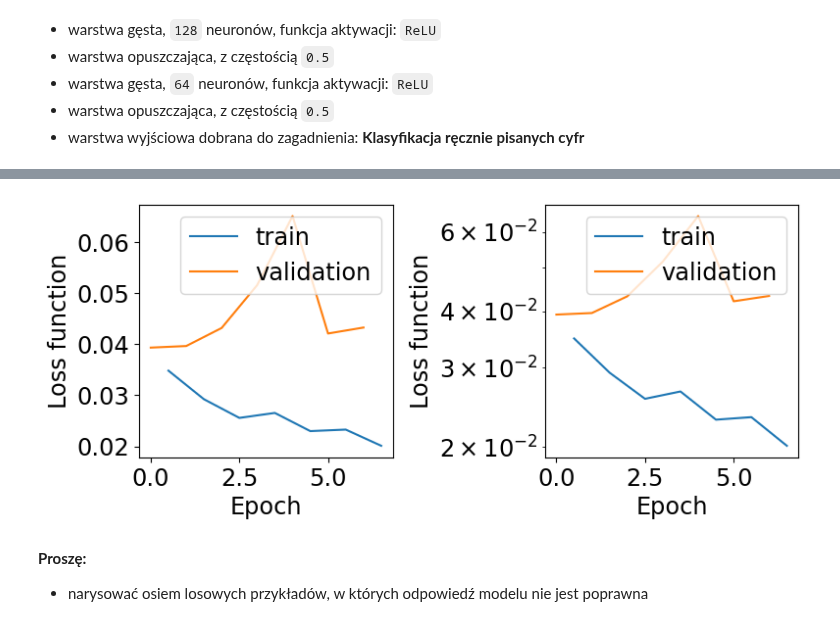
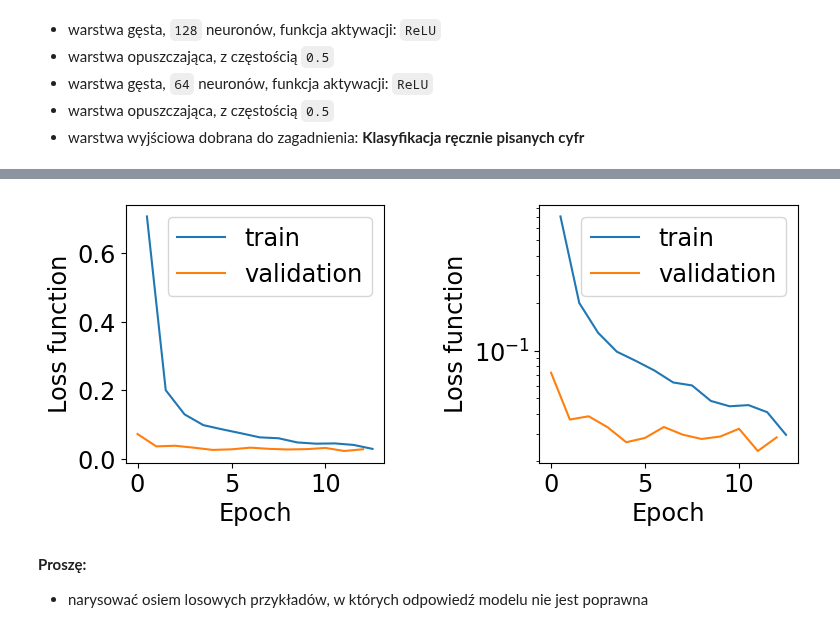
Before and after one commit to akalinow/UczenieMaszynoweII, a Jupyter notebook: PL/06_Sieci_ze_splotem_1.ipynb, the cells around one changed output, grey strips where cells are left out. Saved outputs shown, nothing was run; the diff lists cells and outputs as text; code cells hidden in the pictures.

```diff
--- a/PL/06_Sieci_ze_splotem_1.ipynb
+++ b/PL/06_Sieci_ze_splotem_1.ipynb
@@ -547,11 +575,12 @@ Model: "CNN_digits"
 # %%
 %%time
 #BEGIN_SOLUTION
-datasetName = "emnist-digits-train"
+datasetName = "emnist-digits-test"
 datasetPath = "/scratch_hdd/akalinow/Zajecia/2023-2024/Lato/Uczenie_maszynowe_2/UczenieMaszynoweII/data/EMNIST/gzip/"
+datasetPath = "../data/EMNIST/gzip/"
 features, labels = emnist_fcn.getEMNIST(datasetName, datasetPath)
 
-nTrainExamples = 50000
+nTrainExamples = 30000
 nValExamples = 10000
 x_train = features[:nTrainExamples]
 y_train = labels[:nTrainExamples]
@@ -578,4 +613,4 @@ Wall time: 19.6 s
-[figure, old version]
+[figure, new version]
 # %% [markdown]
 **Proszę:**
 
```
Also changed, not shown: parts of 29 cells of this notebook, 3 other files.
